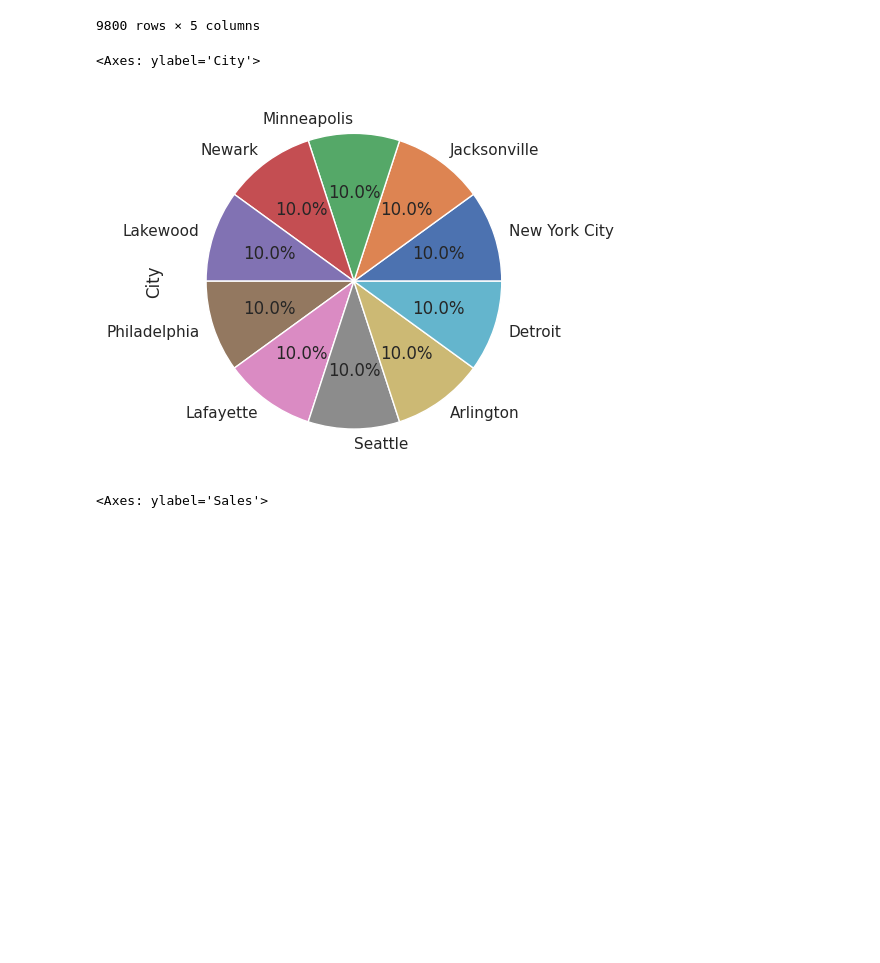
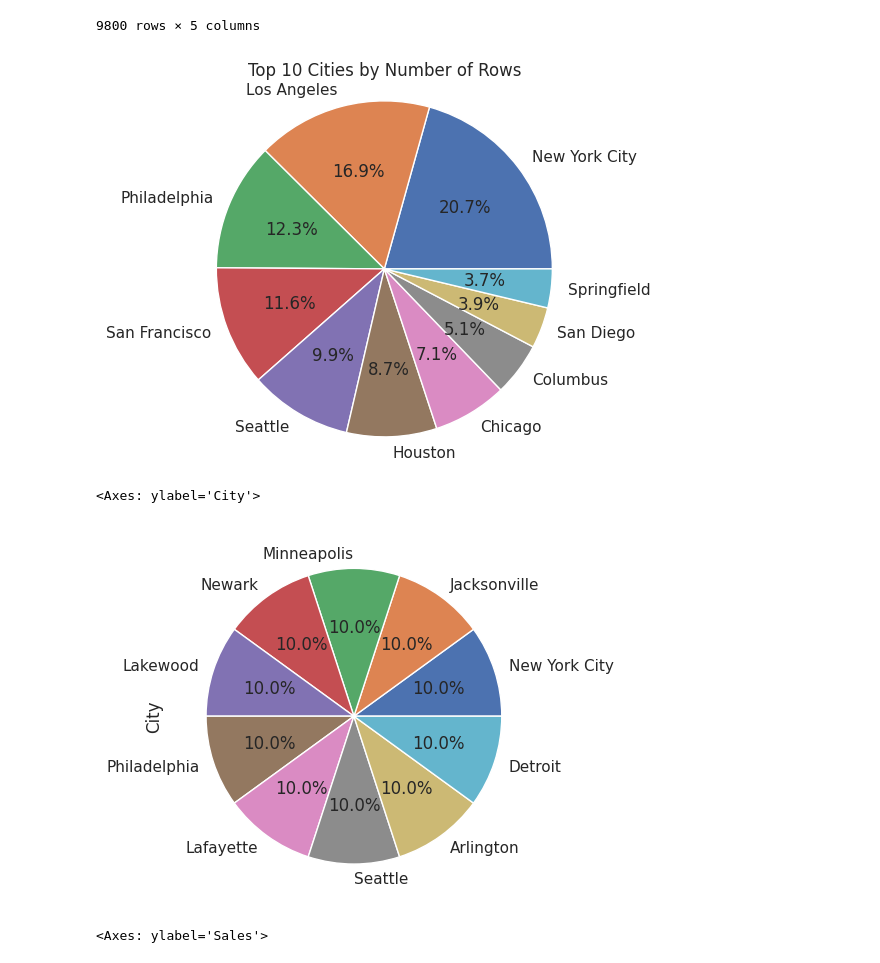
Before and after one commit to emilianoCabrera/Retail_Store_CoderHouse, a Jupyter notebook: Dataset_Retail_Store_Cabrera_Emiliano.ipynb, the cells around one changed output. Saved outputs shown, nothing was run; the diff lists cells and outputs as text; code cells hidden in the pictures; blank space fills up the shorter version.

```diff
--- a/Dataset_Retail_Store_Cabrera_Emiliano.ipynb
+++ b/Dataset_Retail_Store_Cabrera_Emiliano.ipynb
@@ -128,14 +128,34 @@ df_Store[["Sales", "City", "Product Name","Region","Order Date"]]
 # %%
 top10 = df_Store [ df_Store["Sales"]>8200.00 ]
 # %%
+#Agrupa los datos por la columna "City" y cuenta el número de filas por cada ciudad:
+df_grouped = df_Store.groupby("City").size().reset_index(name="count")
+
+#Ordena los datos por la columna "count" en orden descendente:
+df_sorted = df_grouped.sort_values(by="count", ascending=False)
+#Selecciona las primeras 10 ciudades:
+top_cities = df_sorted.head(10)
+#Crea el gráfico de torta usando la librería matplotlib:
+import matplotlib.pyplot as plt
+
+labels = top_cities["City"]
+sizes = top_cities["count"]
+
+plt.pie(sizes, labels=labels, autopct='%1.1f%%')
+plt.axis('equal')
+plt.title('Top 10 Cities by Number of Rows')
+plt.show()
+
+
 # Se intenta realizar el Top10 como me dijiste pero el gráfico por algún motivo no lo respeta, aunque reconoce los montos.
 #  Se puede ver en la diferenciación de  los 2 graficos de torta siguientes.
 
 serie = top10.City.value_counts("Sales")
 serie.plot.pie(autopct="%1.1f%%")
 # %% [output]
+[figure, new version]
 <Axes: ylabel='City'>
-[figure, old version]
+[figure, added]
 # %%
 serie = top10.Sales.value_counts("City")
 serie.plot.pie(autopct="%1.1f%%")
```
Also changed, not shown: parts of 4 cells of this notebook.
